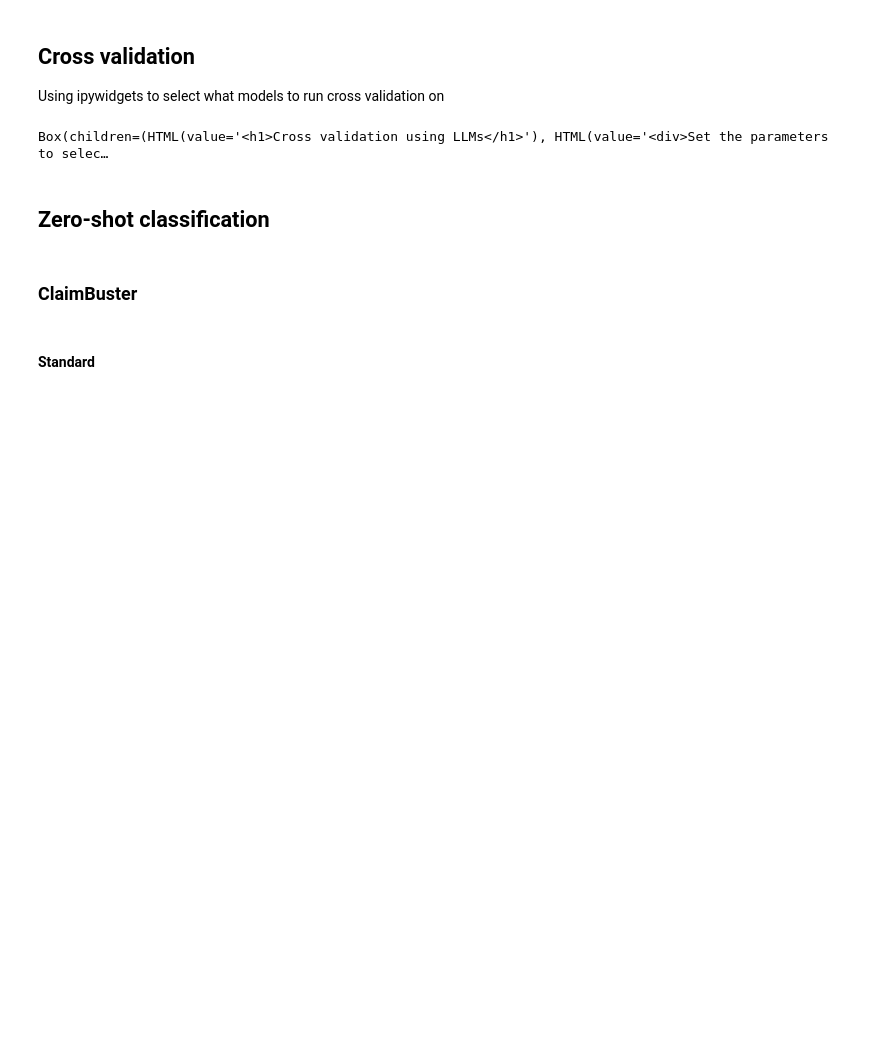
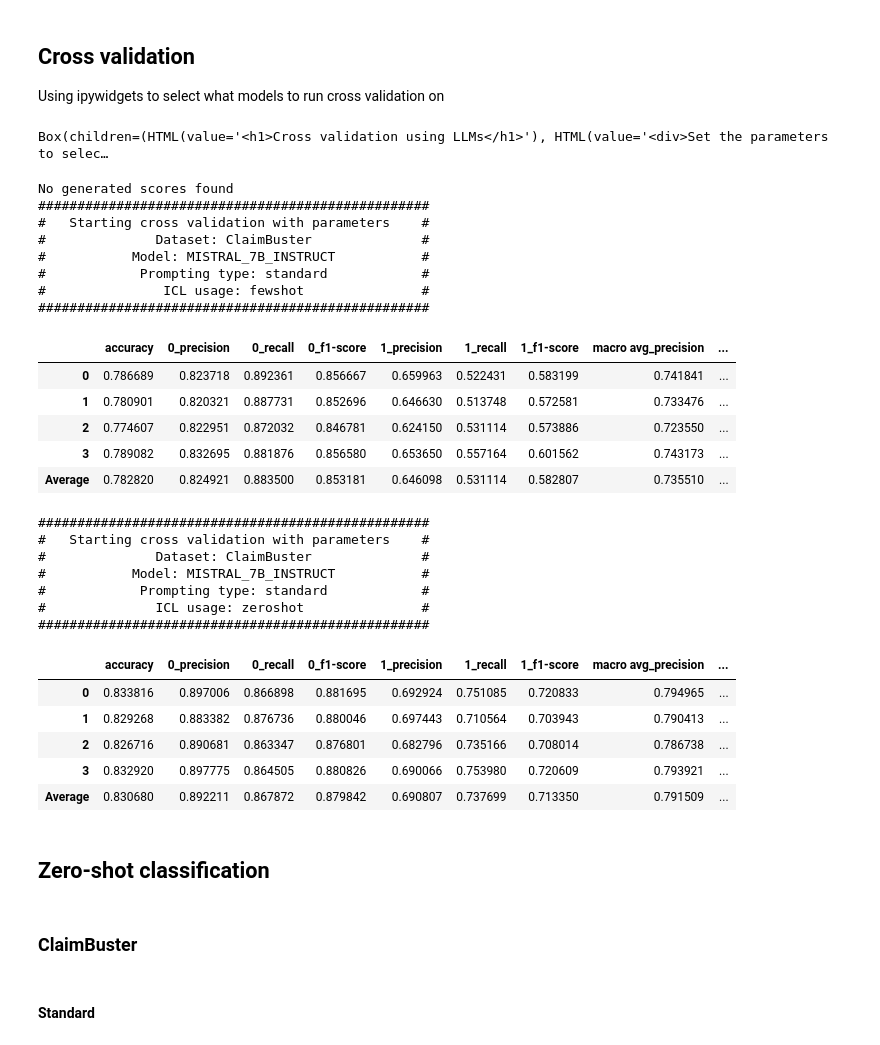
Before and after one commit to matsbratvold/Checkworthiness-Detection-with-Open-Source-LLMs, a Jupyter notebook: src/llm.ipynb, the cells around one changed output. Cells and saved outputs as stored; diff of their text form; code cells hidden in the pictures; blank space fills up the shorter version.

Commit message:
Scores with raw responses

```diff
--- a/src/llm.ipynb
+++ b/src/llm.ipynb
@@ -240,6 +251,9 @@ def handle_cross_validation_click(_):
         icl_usage.value.value,
     )
     dataset_path = os.path.join(dataset_folder, "generated_scores.csv")
+    if not os.path.exists(dataset_path):
+        print("No generated scores found")
+        return
     dataset_with_scores = pd.read_csv(dataset_path, index_col=0)
     crossval_folder = os.path.join(
         "../data",
@@ -258,33 +272,60 @@ def handle_cross_validation_click(_):
         data=dataset_with_scores,
         crossval_folder=crossval_folder,
         save_folder=dataset_folder,
         label_column=label_column
     )
     display(result)
 
 start_cross_validation_button.on_click(handle_cross_validation_click)
 
 accordion = widgets.Accordion([
     dataset_select,
     model_select,
     prompt_use
 ],
     titles=["Dataset", "Model", "Prompting type"],
 )
 
 box = widgets.Box(
     [title, description, accordion, start_cross_validation_button],
     layout=widgets.Layout(
         padding= '16px',
         display= "flex",
         flex_flow="column",
         align_items="stretch",
         border="1px solid black"
     )
 )
 display(box)
 # %% [output]
 Box(children=(HTML(value='<h1>Cross validation using LLMs</h1>'), HTML(value='<div>Set the parameters to selec…
+No generated scores found
+##################################################
+#   Starting cross validation with parameters    #
+#              Dataset: ClaimBuster              #
+#           Model: MISTRAL_7B_INSTRUCT           #
+#            Prompting type: standard            #
+#               ICL usage: fewshot               #
+##################################################
+|  | accuracy | 0_precision | 0_recall | 0_f1-score | 1_precision | 1_recall | 1_f1-score | macro avg_precision | ... |
+| 0 | 0.786689 | 0.823718 | 0.892361 | 0.856667 | 0.659963 | 0.522431 | 0.583199 | 0.741841 | ... |
+| 1 | 0.780901 | 0.820321 | 0.887731 | 0.852696 | 0.646630 | 0.513748 | 0.572581 | 0.733476 | ... |
+| 2 | 0.774607 | 0.822951 | 0.872032 | 0.846781 | 0.624150 | 0.531114 | 0.573886 | 0.723550 | ... |
+| 3 | 0.789082 | 0.832695 | 0.881876 | 0.856580 | 0.653650 | 0.557164 | 0.601562 | 0.743173 | ... |
+| Average | 0.782820 | 0.824921 | 0.883500 | 0.853181 | 0.646098 | 0.531114 | 0.582807 | 0.735510 | ... |
+##################################################
+#   Starting cross validation with parameters    #
+#              Dataset: ClaimBuster              #
+#           Model: MISTRAL_7B_INSTRUCT           #
+#            Prompting type: standard            #
+#              ICL usage: zeroshot               #
+##################################################
+|  | accuracy | 0_precision | 0_recall | 0_f1-score | 1_precision | 1_recall | 1_f1-score | macro avg_precision | ... |
+| 0 | 0.833816 | 0.897006 | 0.866898 | 0.881695 | 0.692924 | 0.751085 | 0.720833 | 0.794965 | ... |
+| 1 | 0.829268 | 0.883382 | 0.876736 | 0.880046 | 0.697443 | 0.710564 | 0.703943 | 0.790413 | ... |
+| 2 | 0.826716 | 0.890681 | 0.863347 | 0.876801 | 0.682796 | 0.735166 | 0.708014 | 0.786738 | ... |
+| 3 | 0.832920 | 0.897775 | 0.864505 | 0.880826 | 0.690066 | 0.753980 | 0.720609 | 0.793921 | ... |
+| Average | 0.830680 | 0.892211 | 0.867872 | 0.879842 | 0.690807 | 0.737699 | 0.713350 | 0.791509 | ... |
 # %% [markdown]
 ## Zero-shot classification
 # %% [markdown]
```
Also changed, not shown: parts of 2 cells of this notebook, 8 other files.
